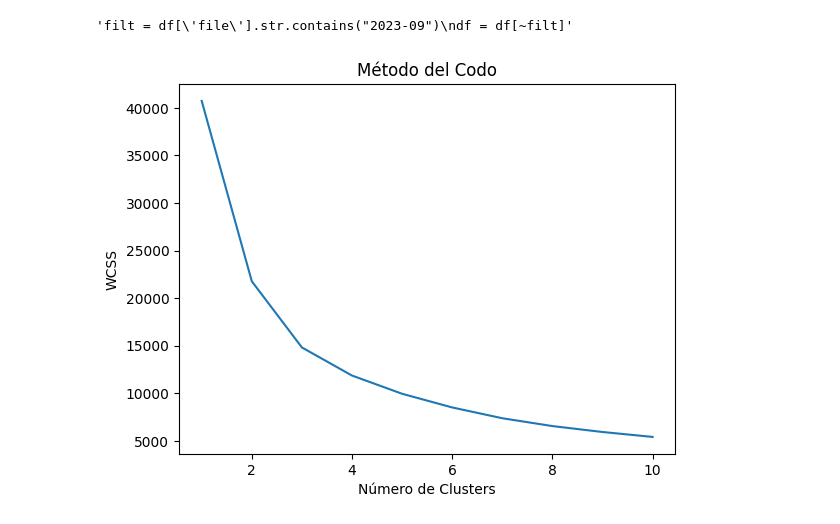
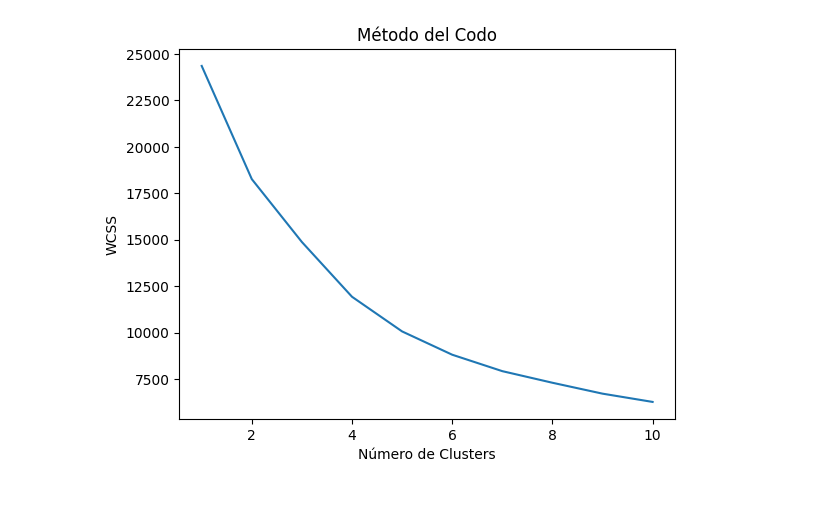
Before and after one commit to josecabralf/HousingAnalysis, a Jupyter notebook: src/initial_tests.ipynb, the cells around one changed output. Drawn from its saved outputs; the diff is of its cells as text; code cells hidden in the pictures.

Commit message:
Casas y departamentos con un tratamiento inicial

```diff
--- a/src/initial_tests.ipynb
+++ b/src/initial_tests.ipynb
@@ -12,12 +12,10 @@ for ar in os.listdir(path_unify):
 df.sort_values(by=['file'], inplace=True, ignore_index=True, ascending=False)
 df.drop_duplicates(subset=['URL'], inplace=True, ignore_index=True, keep='first')
 
-"""filt = df['file'].str.contains("2023-09")
-df = df[~filt]"""
+filt = df['file'].str.contains("2023-09")
+df = df[~filt]
-# %% [output]
-'filt = df[\'file\'].str.contains("2023-09")\ndf = df[~filt]'
 # %%
-data = df.loc[df["tipoPropiedad"]=="CASA"]
+data = df.loc[df["tipoPropiedad"]=="DEPARTAMENTO"]
 data = data.loc[data["coordX"].notna()]
 
 data["terrenoEdificadoNormalized"] = (
@@ -26,9 +24,12 @@ data["terrenoEdificadoNormalized"] = (
 data["precioUSDNormalized"] = (data["precioUSD"] - data["precioUSD"].mean())/data["precioUSD"].std()
 
 data.loc[:, "pm2"] = data["precioUSD"]/data["terrenoEdificado"]
-# Eliminar cuantiles extremos
+
 data = data.loc[(data["pm2"] < data["pm2"].quantile(0.99)) & (data["pm2"] > data["pm2"].quantile(0.01))]
 data.loc[:, "pm2Normalized"] = (data["pm2"] - data["pm2"].mean())/data["pm2"].std()
+
+data["terrenoTotalNormalized"] = (
+  data["terrenoTotal"] - data["terrenoTotal"].mean())/data["terrenoTotal"].std()
 # %%
 from math import radians, sin, cos, sqrt, atan2
 
@@ -63,31 +64,31 @@ data.loc[:, "distanciaCentroNormalized"] = (data["distanciaCentro"] - data["dist
 # %%
 import matplotlib.pyplot as plt
 from sklearn.cluster import KMeans
 from sklearn.preprocessing import StandardScaler
 
 # Seleccionar las columnas relevantes para el clustering
-features = ['pm2Normalized', 'terrenoEdificadoNormalized', 'precioUSDNormalized']
+features = ['pm2Normalized', 'terrenoEdificadoNormalized', 'precioUSDNormalized', 'coordX', 'coordY']
 data_for_clustering = data[features]
 
 # Escalar los datos para que todas las características tengan la misma escala
 scaler = StandardScaler()
 scaled_data = scaler.fit_transform(data_for_clustering)
 
 # Determinar el número óptimo de clusters utilizando el método del codo
 wcss = []
 for i in range(1, 11):
-    kmeans = KMeans(n_clusters=i, init='k-means++', max_iter=300, n_init=10, random_state=0)
+    kmeans = KMeans(n_clusters=i, init='k-means++', max_iter=300, n_init=100, random_state=33)
     kmeans.fit(scaled_data)
     wcss.append(kmeans.inertia_)
 
 # Visualizar el método del codo para encontrar el número óptimo de clusters
 plt.plot(range(1, 11), wcss)
 plt.title('Método del Codo')
 plt.xlabel('Número de Clusters')
 plt.ylabel('WCSS')  # Within-Cluster Sum of Squares
 plt.show()
 # %% [output]
-[figure, old version]
+[figure, new version]
 # %%
 # Elegir el número óptimo de clusters (en este caso, por ejemplo, 3 clusters)
 n_clusters = 5
```
Also changed, not shown: parts of 11 cells of this notebook, 17 other files.
